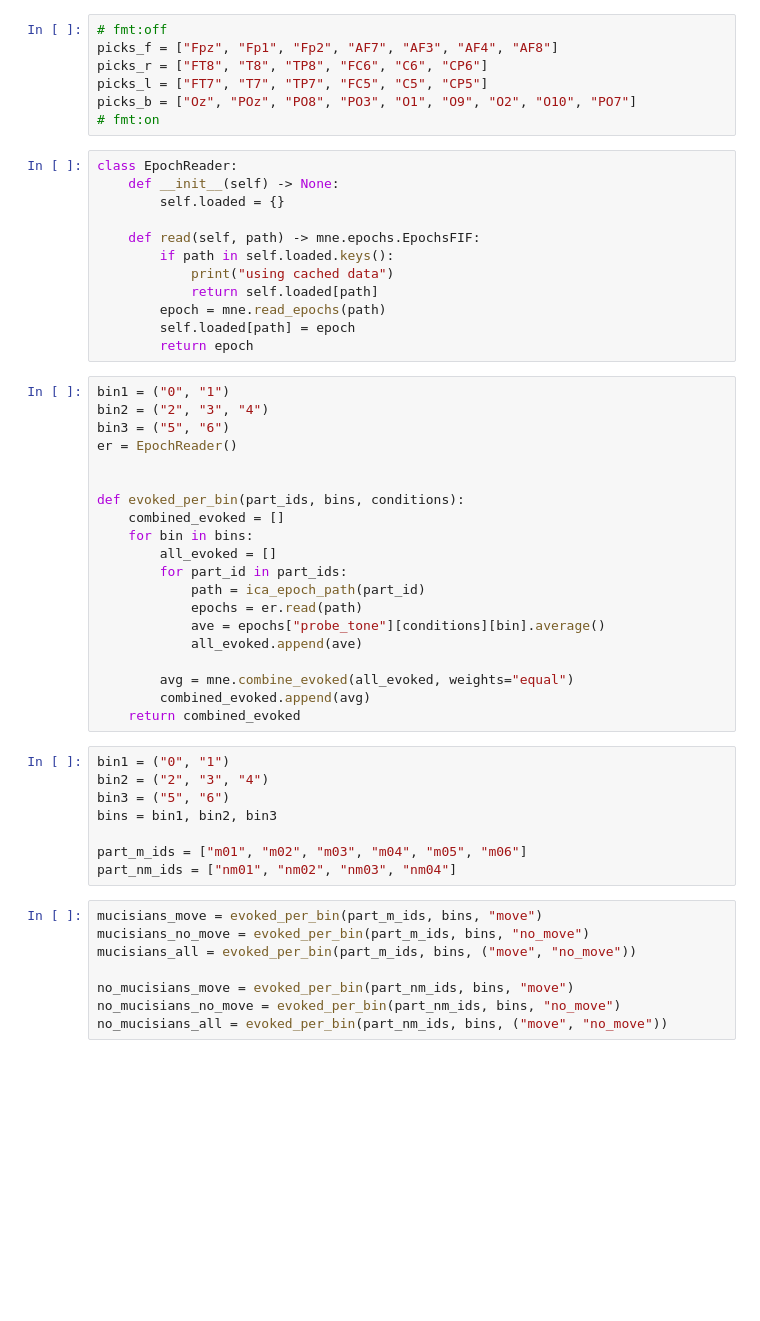
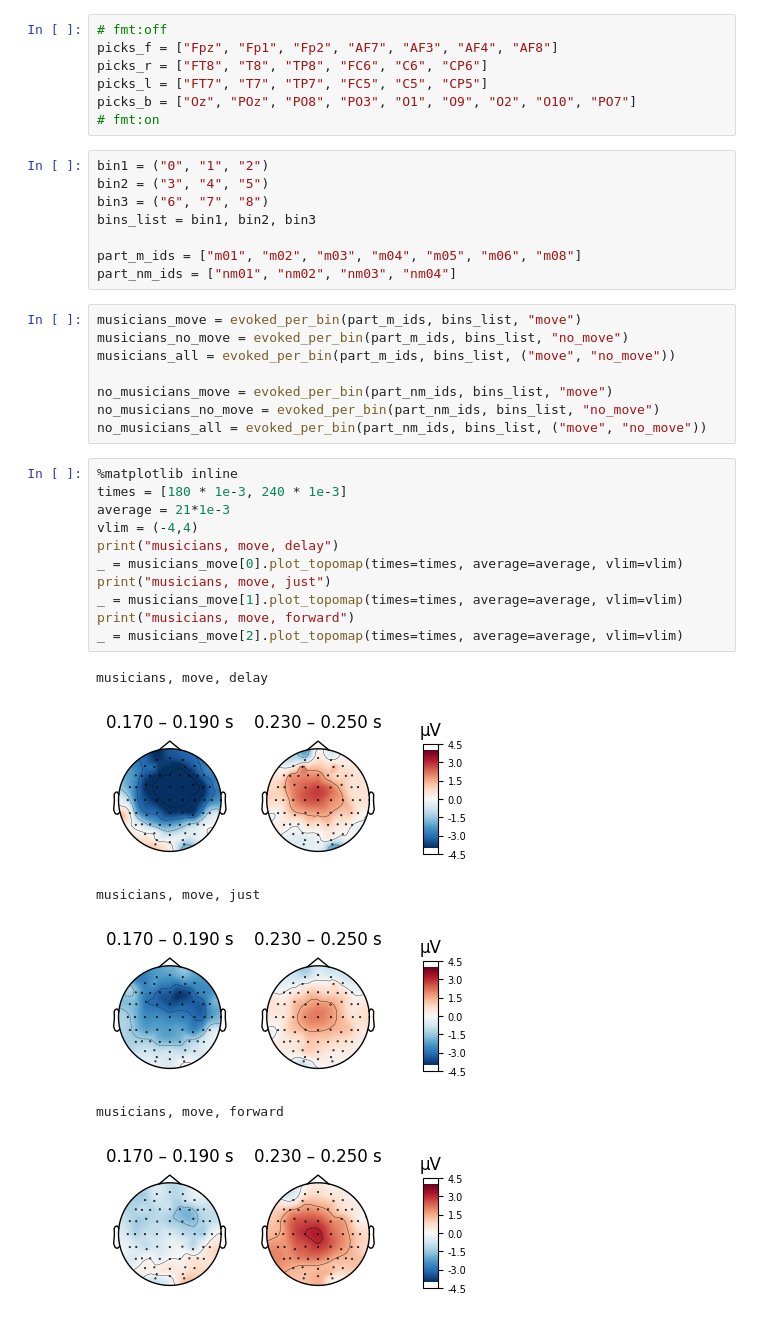
Before and after one commit to 8gaU8/EEGAnalysys23, a Jupyter notebook: notebooks/erp_scaling.ipynb, the cells around one changed output. Drawn from its saved outputs; the diff is of its cells as text; blank space fills up the shorter version.

```diff
--- a/notebooks/erp_scaling.ipynb
+++ b/notebooks/erp_scaling.ipynb
@@ -18,51 +53,37 @@ picks_r = ["FT8", "T8", "TP8", "FC6", "C6", "CP6"]
 picks_l = ["FT7", "T7", "TP7", "FC5", "C5", "CP5"]
 picks_b = ["Oz", "POz", "PO8", "PO3", "O1", "O9", "O2", "O10", "PO7"]
 # fmt:on
-# %%
-class EpochReader:
-    def __init__(self) -> None:
-        self.loaded = {}
-
-    def read(self, path) -> mne.epochs.EpochsFIF:
-        if path in self.loaded.keys():
-            print("using cached data")
-            return self.loaded[path]
-        epoch = mne.read_epochs(path)
-        self.loaded[path] = epoch
-        return epoch
-# %%
-bin1 = ("0", "1")
-bin2 = ("2", "3", "4")
-bin3 = ("5", "6")
-er = EpochReader()
-
-
-def evoked_per_bin(part_ids, bins, conditions):
-    combined_evoked = []
-    for bin in bins:
-        all_evoked = []
-        for part_id in part_ids:
-            path = ica_epoch_path(part_id)
-            epochs = er.read(path)
-            ave = epochs["probe_tone"][conditions][bin].average()
-            all_evoked.append(ave)
-
-        avg = mne.combine_evoked(all_evoked, weights="equal")
-        combined_evoked.append(avg)
-    return combined_evoked
 # %%
-bin1 = ("0", "1")
-bin2 = ("2", "3", "4")
-bin3 = ("5", "6")
-bins = bin1, bin2, bin3
+bin1 = ("0", "1", "2")
+bin2 = ("3", "4", "5")
+bin3 = ("6", "7", "8")
+bins_list = bin1, bin2, bin3
 
-part_m_ids = ["m01", "m02", "m03", "m04", "m05", "m06"]
+part_m_ids = ["m01", "m02", "m03", "m04", "m05", "m06", "m08"]
 part_nm_ids = ["nm01", "nm02", "nm03", "nm04"]
 # %%
-mucisians_move = evoked_per_bin(part_m_ids, bins, "move")
-mucisians_no_move = evoked_per_bin(part_m_ids, bins, "no_move")
-mucisians_all = evoked_per_bin(part_m_ids, bins, ("move", "no_move"))
+musicians_move = evoked_per_bin(part_m_ids, bins_list, "move")
+musicians_no_move = evoked_per_bin(part_m_ids, bins_list, "no_move")
+musicians_all = evoked_per_bin(part_m_ids, bins_list, ("move", "no_move"))
 
-no_mucisians_move = evoked_per_bin(part_nm_ids, bins, "move")
-no_mucisians_no_move = evoked_per_bin(part_nm_ids, bins, "no_move")
-no_mucisians_all = evoked_per_bin(part_nm_ids, bins, ("move", "no_move"))
+no_musicians_move = evoked_per_bin(part_nm_ids, bins_list, "move")
+no_musicians_no_move = evoked_per_bin(part_nm_ids, bins_list, "no_move")
+no_musicians_all = evoked_per_bin(part_nm_ids, bins_list, ("move", "no_move"))
+# %%
+%matplotlib inline
+times = [180 * 1e-3, 240 * 1e-3]
+average = 21*1e-3
+vlim = (-4,4)
+print("musicians, move, delay")
+_ = musicians_move[0].plot_topomap(times=times, average=average, vlim=vlim)
+print("musicians, move, just")
+_ = musicians_move[1].plot_topomap(times=times, average=average, vlim=vlim)
+print("musicians, move, forward")
+_ = musicians_move[2].plot_topomap(times=times, average=average, vlim=vlim)
+# %% [output]
+musicians, move, delay
+[figure, added]
+musicians, move, just
+[figure, added]
+musicians, move, forward
+[figure, added]
```
Also changed, not shown: parts of 11 cells of this notebook.
